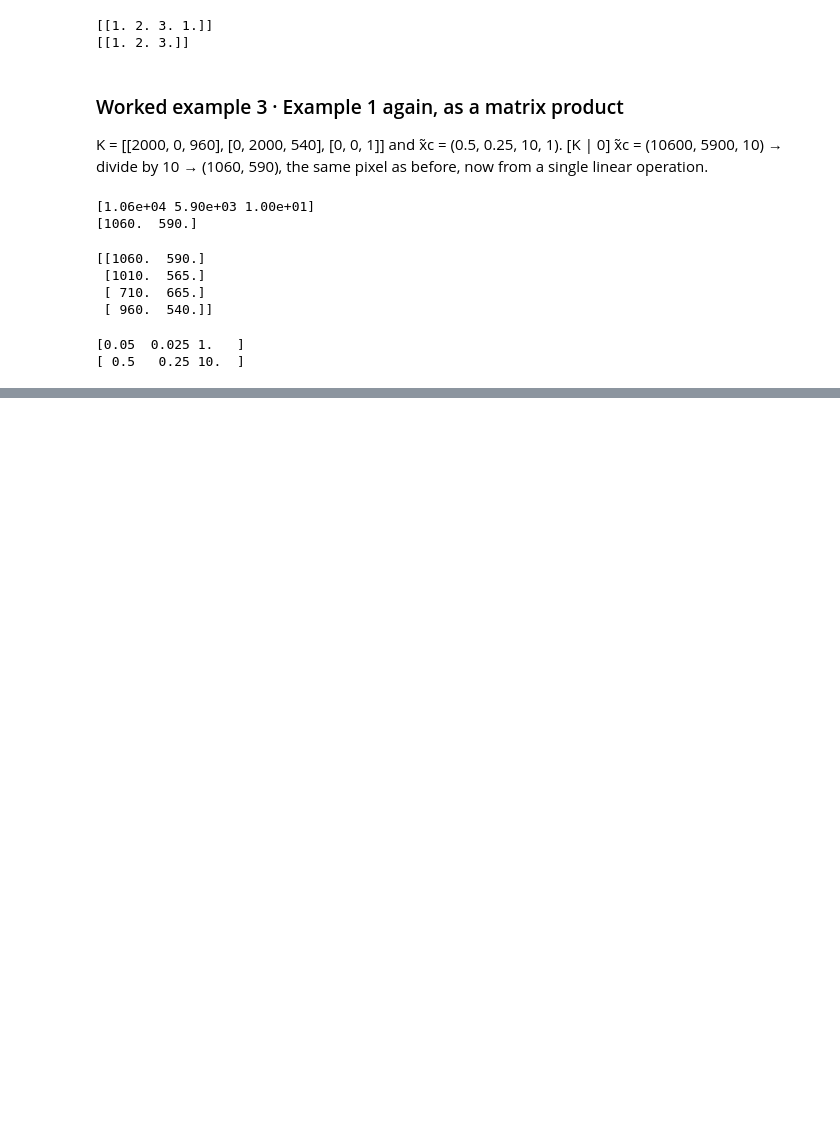
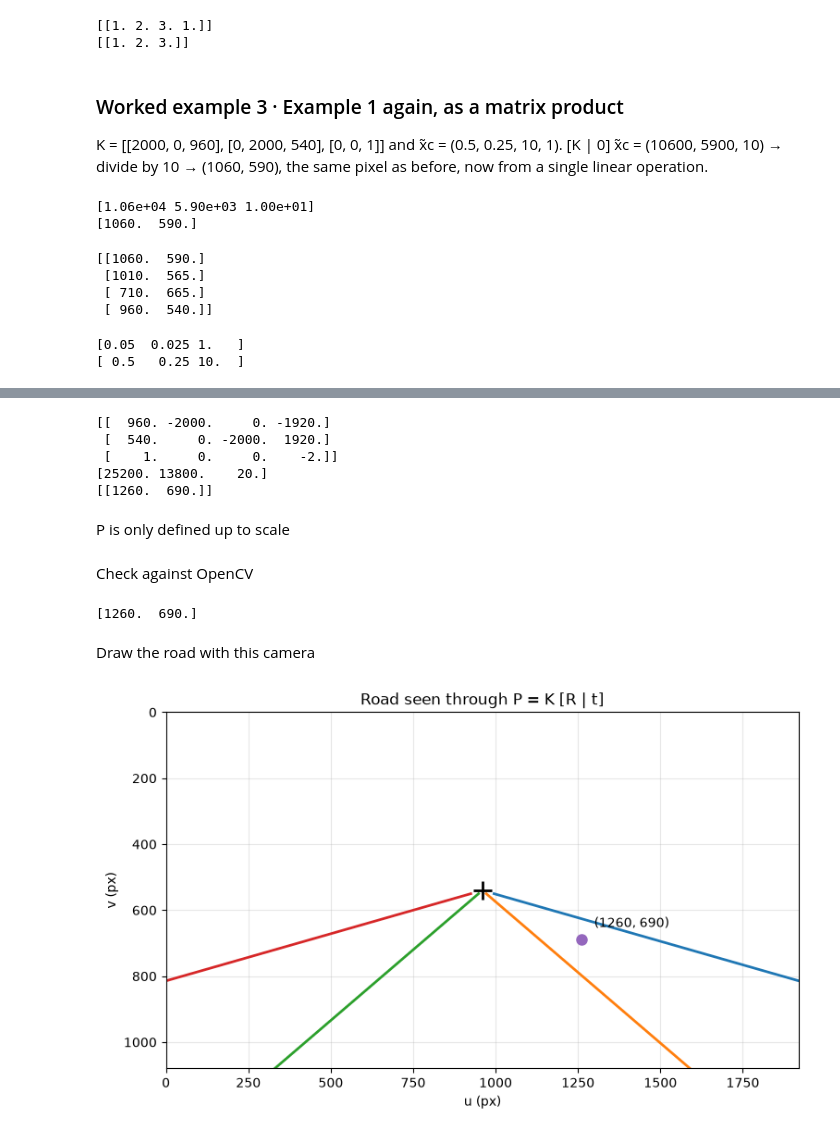
Before and after one commit to Ali-Haider-NSU/perception-geometry, a Jupyter notebook: 02_camera_calibration/calibration.ipynb, the cells around one changed output, grey strips where cells are left out. Cells and saved outputs as stored; diff of their text form; code cells hidden in the pictures; blank space fills up the shorter version.

Commit message:
Building P and projecting the road point

```diff
--- a/02_camera_calibration/calibration.ipynb
+++ b/02_camera_calibration/calibration.ipynb
@@ -136,0 +201,22 @@ print(ray * 10)     # [ 0.5   0.25 10.  ]
+# %%
+P = K @ np.hstack([R, t[:, None]])
+np.set_printoptions(suppress=True)
+print(P)
+
+def project(P, X):
+    X = np.atleast_2d(np.asarray(X, float))
+    Xh = np.hstack([X, np.ones((len(X),1))])
+    x = (P @ Xh.T).T
+    return x[:,:2]/x[:, 2:3]
+
+x_w = np.array([22.0, -3.0, 0.0])
+print(P @ np.append(x_w, 1))
+print(project(P, x_w))
+# %% [output]
+[[  960. -2000.     0. -1920.]
+ [  540.     0. -2000.  1920.]
+ [    1.     0.     0.    -2.]]
+[25200. 13800.    20.]
+[[1260.  690.]]
+# %% [markdown]
+P is only defined up to scale
@@ -136,0 +225,33 @@ print(ray * 10)     # [ 0.5   0.25 10.  ]
+# %% [markdown]
+Check against OpenCV
+# %%
+import cv2
+rvec, _ = cv2.Rodrigues(R)
+uv, _ = cv2.projectPoints(x_w.reshape(1, 1, 3), rvec, t, K, None)
+print(uv.ravel())
+# %% [output]
+[1260.  690.]
+# %% [markdown]
+Draw the road with this camera
+# %%
+import matplotlib.pyplot as plt
+
+d = np.linspace(3, 300, 300)
+plt.figure(figsize=(9, 5))
+for y in [-5.25, -1.75, 1.75, 5.25]:
+    pts = np.c_[d, np.full_like(d, y), np.zeros_like(d)]
+    uv = project(P, pts)
+    plt.plot(uv[:, 0], uv[:, 1], lw=2)
+
+u, v = project(P, x_w)[0]
+plt.plot(u, v, "o", ms=8)
+plt.annotate(f"({u:.0f}, {v:.0f})", (u, v), xytext=(10, 10), textcoords="offset points")
+plt.plot(960, 540, "k+", ms=14, mew=2)
+plt.xlim(0, 1920); plt.ylim(1080, 0)
+plt.gca().set_aspect("equal")
+plt.xlabel("u (px)"); plt.ylabel("v (px)")
+plt.title("Road seen through P = K [R | t]")
+plt.grid(alpha=0.3)
+plt.show()
+# %% [output]
+[figure, added]
```
Also changed, not shown: parts of 13 cells of this notebook.
